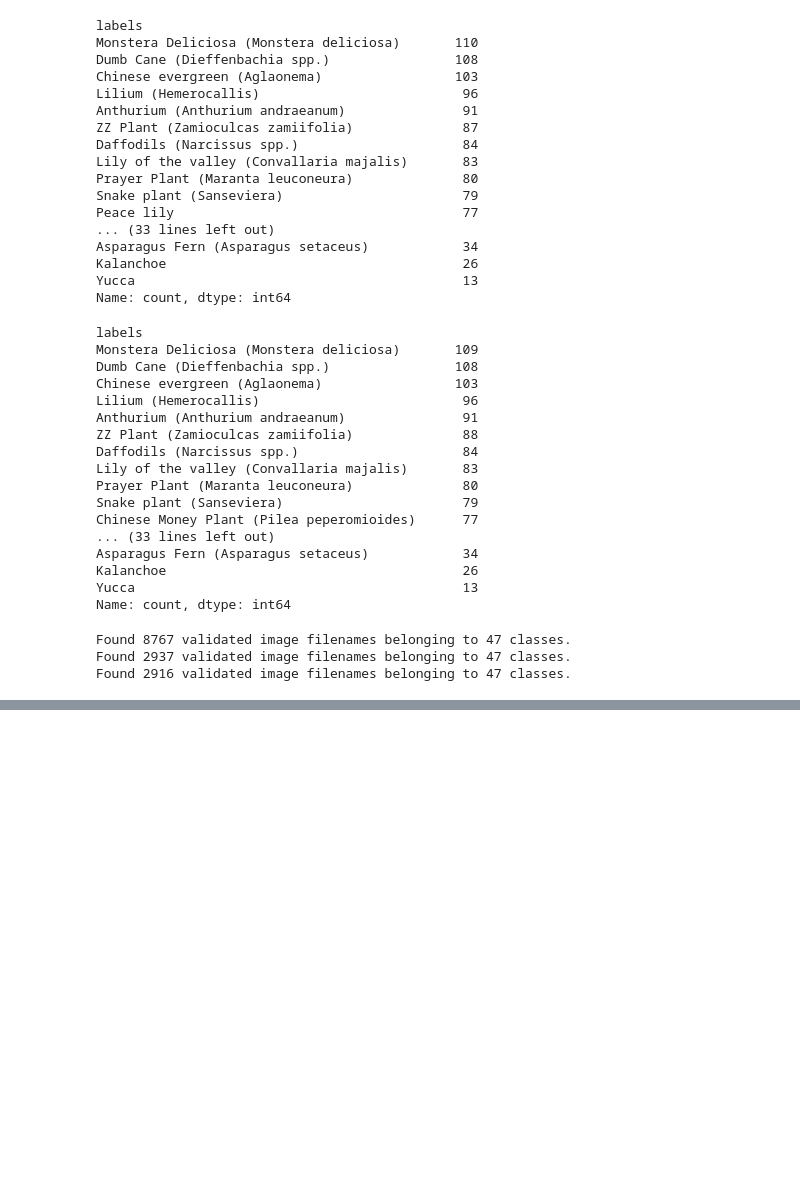
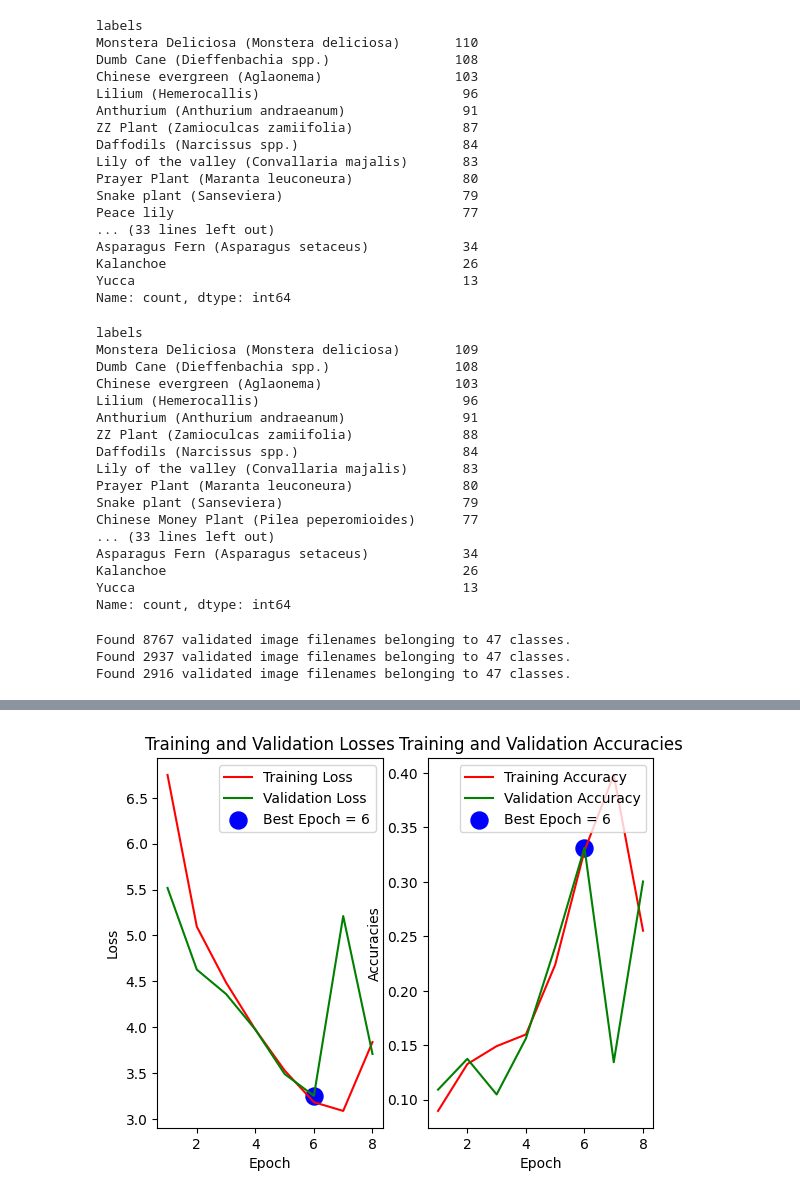
Before and after one commit to AlyModrik41/Plant-House-Species-Classification-, a Jupyter notebook: house-plant-species.ipynb, the cells around one changed output, grey strips where cells are left out. Saved outputs shown, nothing was run; the diff lists cells and outputs as text; code cells hidden in the pictures; blank space fills up the shorter version.

```diff
--- a/house-plant-species.ipynb
+++ b/house-plant-species.ipynb
@@ -304,0 +312,17 @@ plt.show()
+# %%
+base_model=tf.keras.applications.EfficientNetB4(
+    include_top=False,
+    input_shape=(224,224,3),
+    pooling=max,
+)
+
+
+model=Sequential([
+    base_model,
+    Flatten(),
+    Dense(128,activation='relu'),
+    Dense(64,activation='relu'),
+    Dense(47,activation='relu')
+])
+model.compile(optimizer=Adam(learning_rate=0.0001),loss='categorical_crossentropy',metrics=['accuracy'])
+model.summary()
@@ -304,0 +347,2 @@ plt.show()
+# %%
+history=model.fit(train_gen,epochs=10,validation_data=valid_gen,callbacks=[early_stop])
@@ -304,0 +434,36 @@ plt.show()
+# %%
+tr_acc=history.history['accuracy']
+tr_loss=history.history['loss']
+val_acc=history.history['val_accuracy']
+val_loss=history.history['val_loss']
+index_loss=np.argmin(val_loss)
+val_lowest=val_loss[index_loss]
+index_acc=np.argmax(val_acc)
+acc_highest=val_acc[index_acc]
+
+Epochs=[i+1 for i in range(len(tr_acc))]
+loss_label=f"Best Epoch = {str(index_loss+1)}"
+acc_label=f"Best Epoch = {str(index_acc+1)}"
+
+#plt.figure(figsize=(20,8))
+
+plt.subplot(1,2,1)
+plt.plot(Epochs,tr_loss,'r',label='Training Loss')
+plt.plot(Epochs,val_loss,'g',label='Validation Loss')
+plt.scatter(index_loss+1,val_lowest,s=150,c='blue',label=loss_label)
+plt.title('Training and Validation Losses')
+plt.xlabel('Epoch')
+plt.ylabel('Loss')
+plt.legend()
+
+plt.subplot(1,2,2)
+plt.plot(Epochs,tr_acc,'r',label='Training Accuracy')
+plt.plot(Epochs,val_acc,'g',label='Validation Accuracy')
+plt.scatter(index_loss+1,acc_highest,s=150,c='blue',label=acc_label)
+plt.title("Training and Validation Accuracies")
+plt.xlabel("Epoch")
+plt.ylabel('Accuracies')
+plt.legend()
+plt.show()
+# %% [output]
+[figure, added]
```
Also changed, not shown: parts of 11 cells of this notebook.
